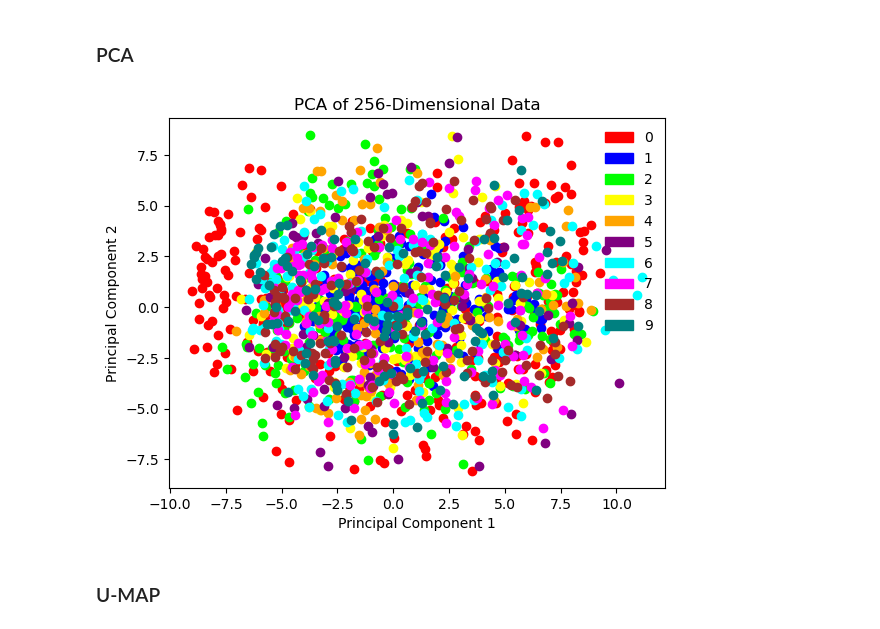
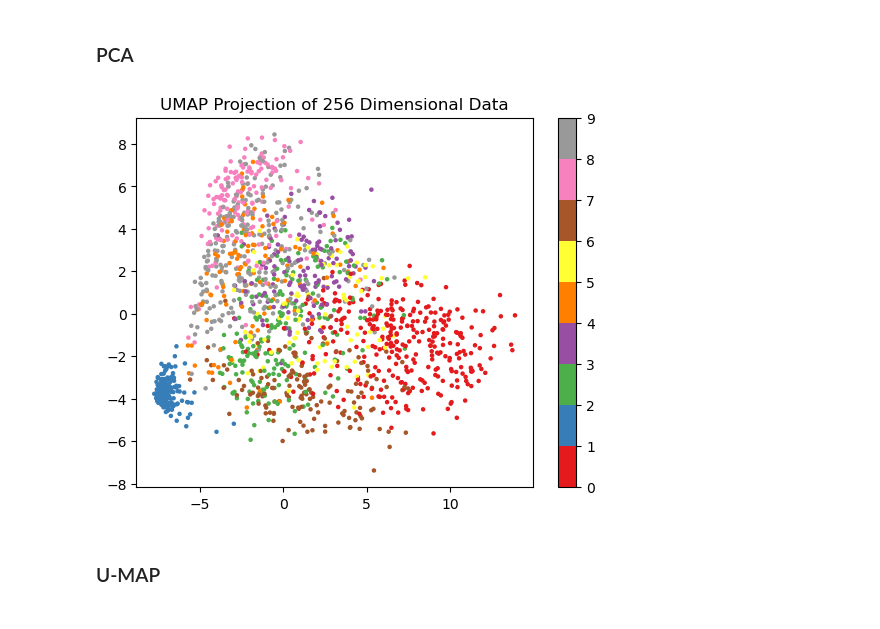
Before and after one commit to filipe-21903016/idl-assignment-0, a Jupyter notebook: assignment_0.ipynb, the cells around one changed output. Drawn from its saved outputs; the diff is of its cells as text; code cells hidden in the pictures.

```diff
--- a/assignment_0.ipynb
+++ b/assignment_0.ipynb
@@ -107,32 +107,15 @@ distinct_colors = ['#FF0000', '#0000FF', '#00FF00', '#FFFF00', '#FFA500', '#8000
 # %%
 # Initiaze PCA
 n_components = 2 # number of dimensions to be plotted
 
 pca = PCA(n_components=n_components, random_state=42)
-
-# patches for legend visualization
-patches = []
-
-for d in range(0,10):
-    cloud_d = get_digit_cloud(X_train, Y_train, d)
-
-    # Fit PCA model to vectors
-    cloud_pca = pca.fit_transform(cloud_d)
-
-    X = cloud_pca[:, 0]
-    Y = cloud_pca[:, 1]
-
-    patches.append(mpatches.Patch(color=distinct_colors[d],label=d))
-
-    plt.scatter(X, Y, c = distinct_colors[d])
-    plt.xlabel('Principal Component 1')
-    plt.ylabel('Principal Component 2')
-    plt.title('PCA of 256-Dimensional Data')
-
-plt.legend(handles=patches, loc='best',frameon=False)
+clouds_PCA = pca.fit_transform(X_train)
+plt.scatter(clouds_PCA[:, 0], clouds_PCA[:, 1], c=Y_train, cmap='Set1', s=5)
+plt.colorbar()
+plt.title("UMAP Projection of 256 Dimensional Data")
 plt.show()
 # %% [output]
-[figure, old version]
+[figure, new version]
 # %% [markdown]
 ### U-MAP
 # %%
```
Also changed, not shown: parts of 2 cells of this notebook.
